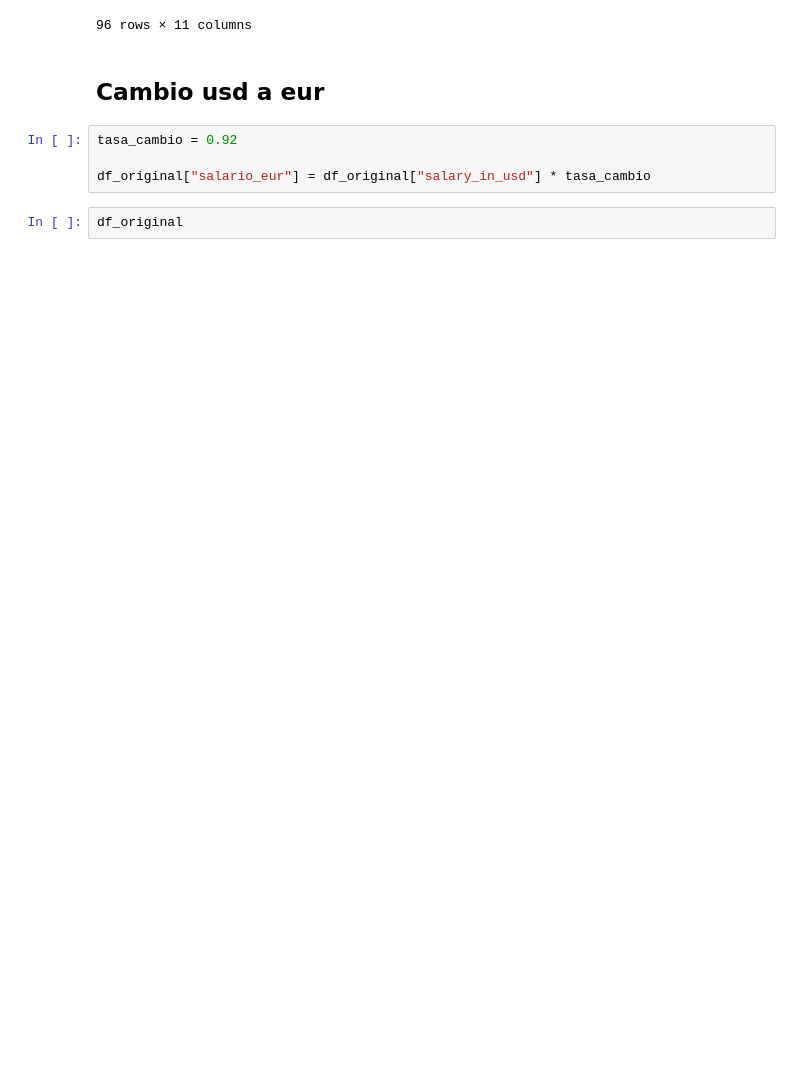
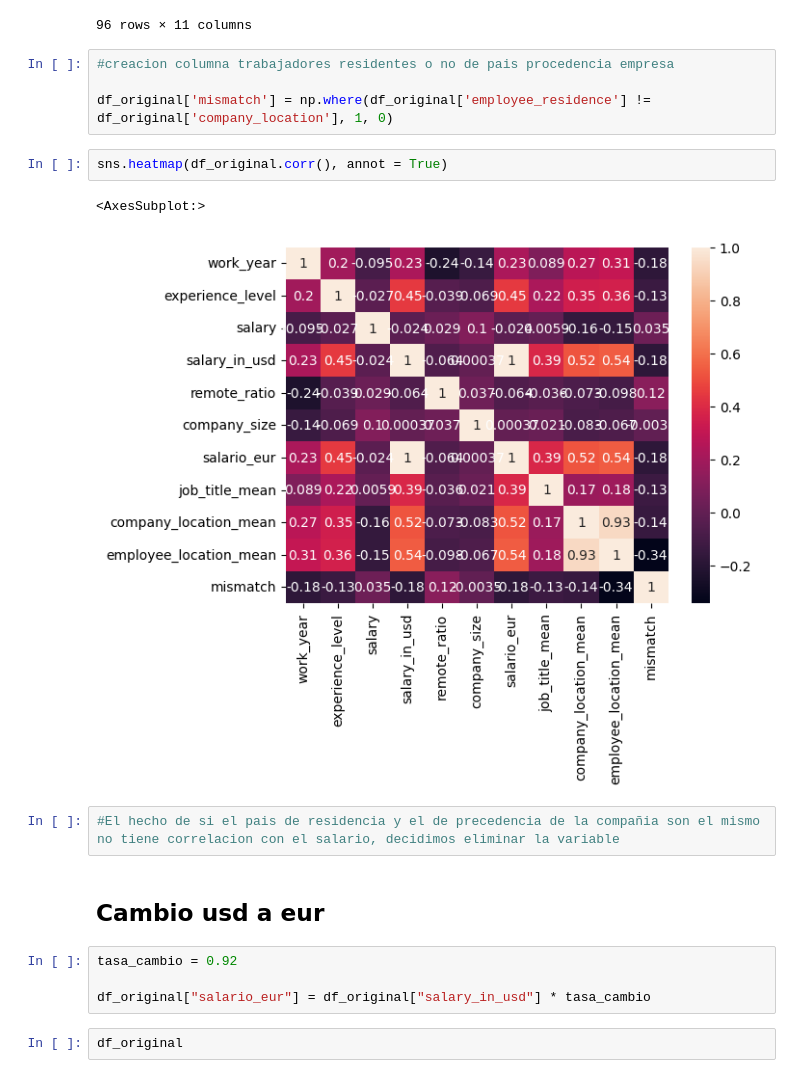
Before and after one commit to JuditRoca/Diabetesprediction, a Jupyter notebook: Notebooks/02_Preprocesamie.ipynb, the cells around one changed output. Cells and saved outputs as stored; diff of their text form; blank space fills up the shorter version.

```diff
--- a/Notebooks/02_Preprocesamie.ipynb
+++ b/Notebooks/02_Preprocesamie.ipynb
@@ -73,6 +73,17 @@ df_original[df_original["employee_residence"] != df_original["company_location"]
 | 3743 | 2020 | MI | FT | Data Engineer | 130800 | USD | 130800 | ... |
 | 3746 | 2021 | MI | FT | Data Scientist | 160000 | SGD | 119059 | ... |
 96 rows × 11 columns
+# %%
+#creacion columna trabajadores residentes o no de pais procedencia empresa
+
+df_original['mismatch'] = np.where(df_original['employee_residence'] != df_original['company_location'], 1, 0)
+# %%
+sns.heatmap(df_original.corr(), annot = True)
+# %% [output]
+<AxesSubplot:>
+[figure, added]
+# %%
+#El hecho de si el pais de residencia y el de precedencia de la compañia son el mismo no tiene correlacion con el salario, decidimos eliminar la variable
 # %% [markdown]
 ## Cambio usd a eur
 # %%
```
Also changed, not shown: parts of 8 cells of this notebook, 6 other files.
